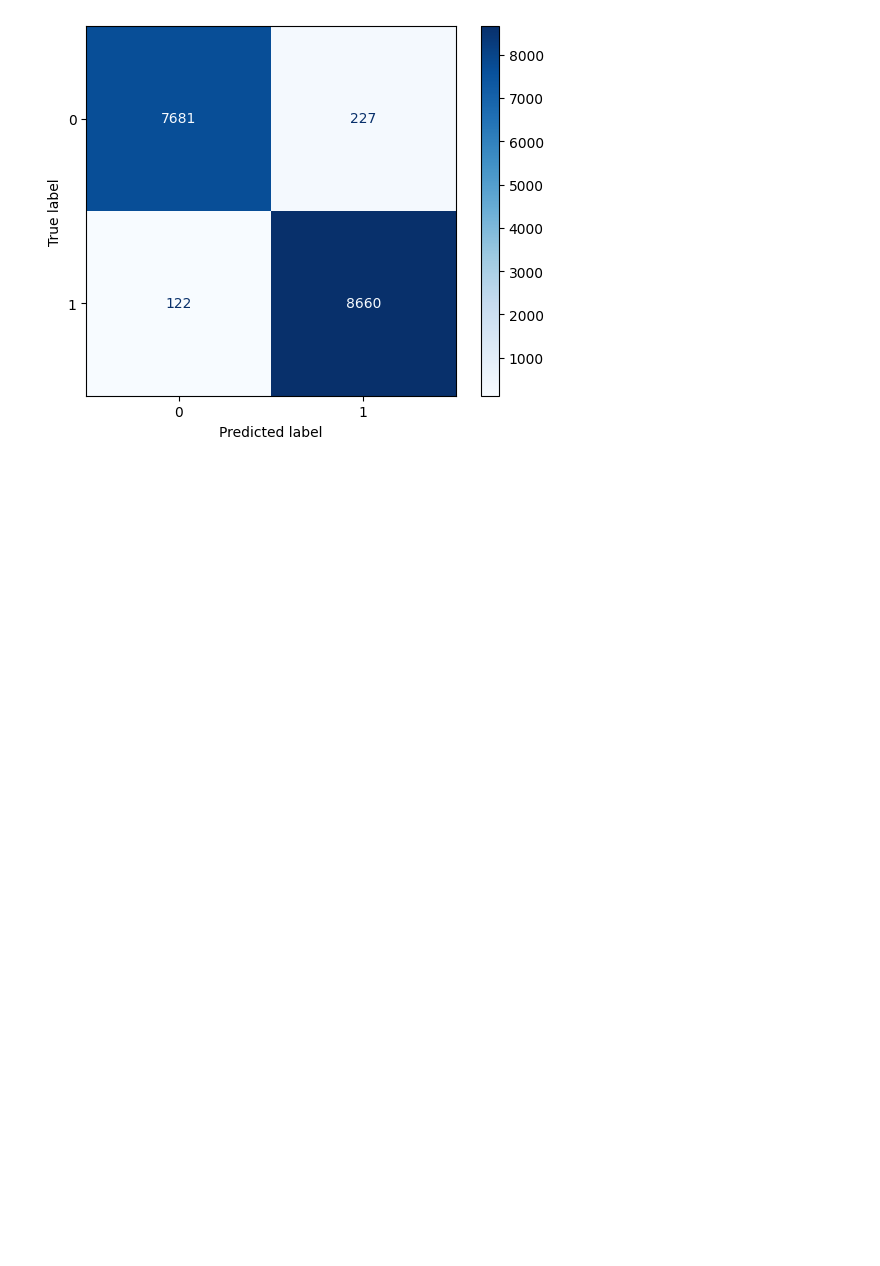
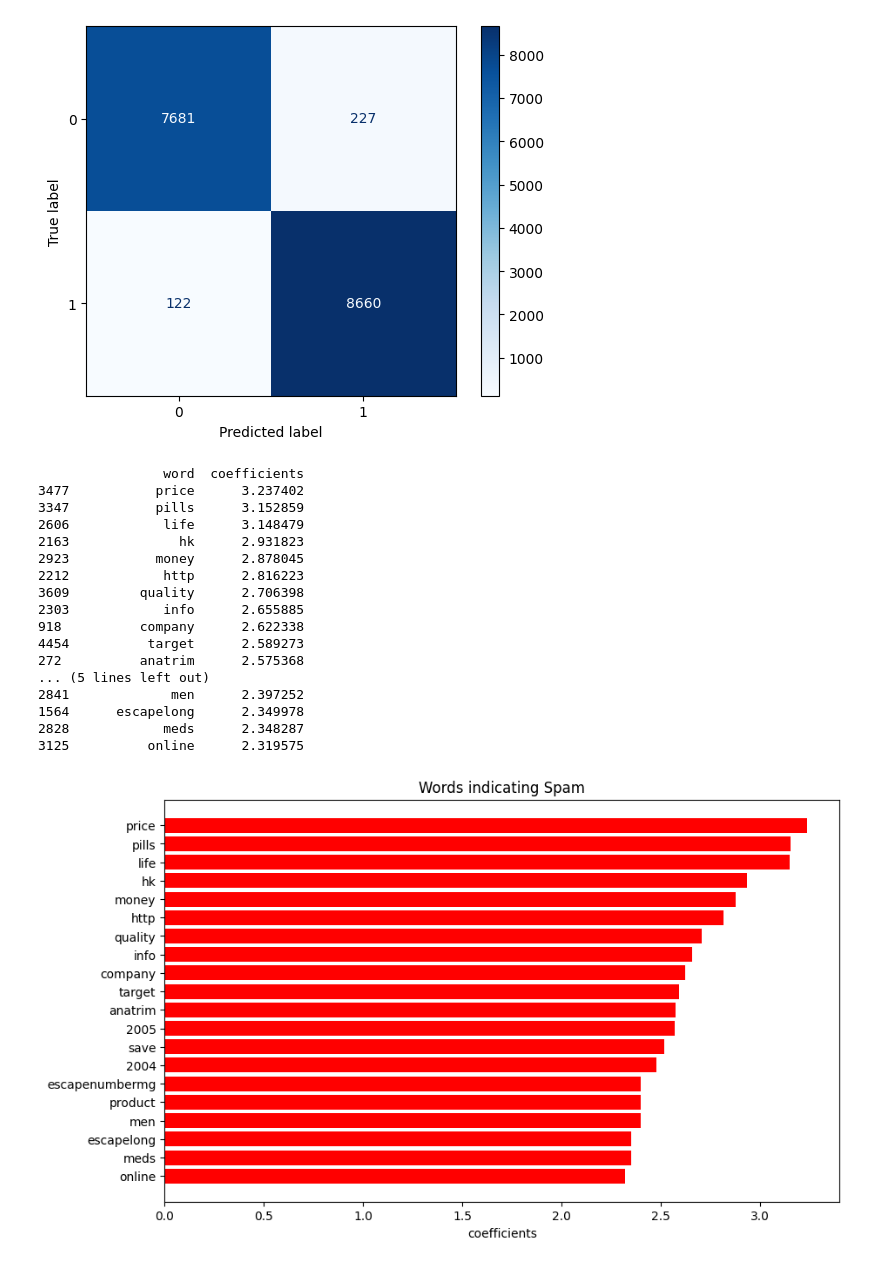
Before and after one commit to VamsiMannava03/Spam-Detector, a Jupyter notebook: main.ipynb, the cells around one changed output. Saved outputs shown, nothing was run; the diff lists cells and outputs as text; code cells hidden in the pictures; blank space fills up the shorter version.

```diff
--- a/main.ipynb
+++ b/main.ipynb
@@ -91,3 +94,50 @@ weighted avg       0.98      0.98      0.98     16690
 5-Fold Cross-Validation Accuracy (Train Set): [0.97828041 0.97708209 0.97790593 0.97655606 0.97648116]
 Mean CV Accuracy: 0.9772611299764181
 [figure]
+# %%
+#identify most common words and print them out
+
+feature_names = vectorizer.get_feature_names_out()
+
+coefficients = model.coef_[0]
+
+
+#prints out the coefficients of each word. A higher number indicates the word is more likely to indicate spam
+
+coef_df = pd.DataFrame({
+
+    'word': feature_names,
+    'coefficients': coefficients
+})
+
+
+spam_words = coef_df.sort_values(by='coefficients', ascending=False).head(20)
+print(spam_words)
+safe_words = coef_df.sort_values(by='coefficients', ascending=True).head(20)
+#print(safe_words)
+plt.figure(figsize=(10,6))
+
+plt.barh(spam_words['word'], spam_words['coefficients'], color= 'red')
+plt.xlabel('coefficients')
+plt.title('Words indicating Spam')
+plt.gca().invert_yaxis()
+plt.show()
+# %% [output]
+                word  coefficients
+3477           price      3.237402
+3347           pills      3.152859
+2606            life      3.148479
+2163              hk      2.931823
+2923           money      2.878045
+2212            http      2.816223
+3609         quality      2.706398
+2303            info      2.655885
+918          company      2.622338
+4454          target      2.589273
+272          anatrim      2.575368
+... (5 lines left out)
+2841             men      2.397252
+1564      escapelong      2.349978
+2828            meds      2.348287
+3125          online      2.319575
+[figure, added]
```
Also changed, not shown: parts of 3 cells of this notebook, 7 other files.
